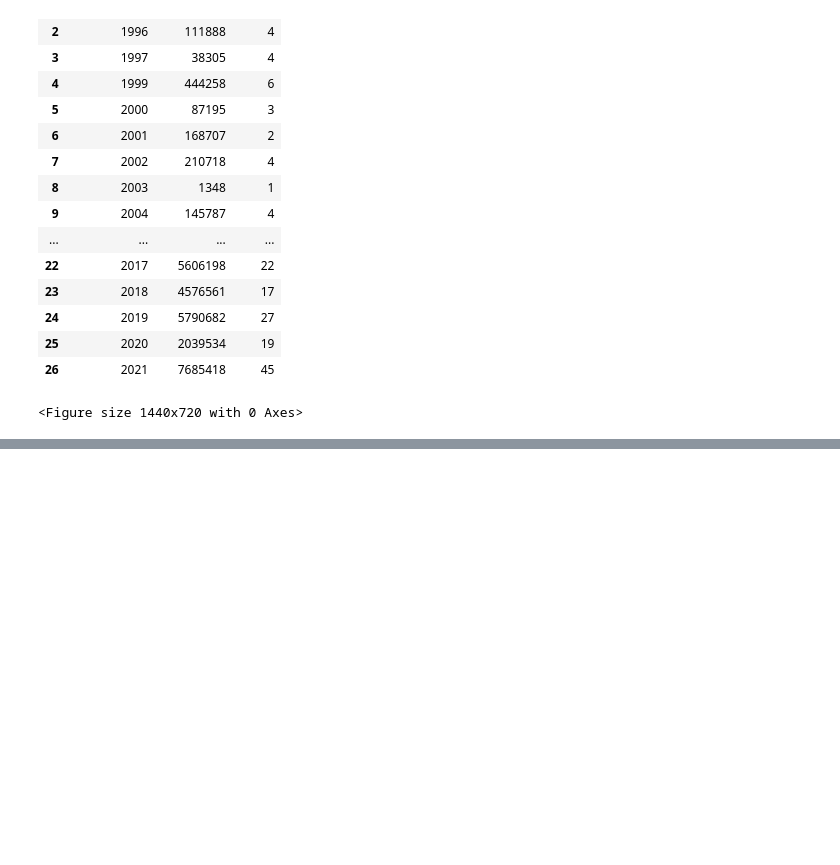
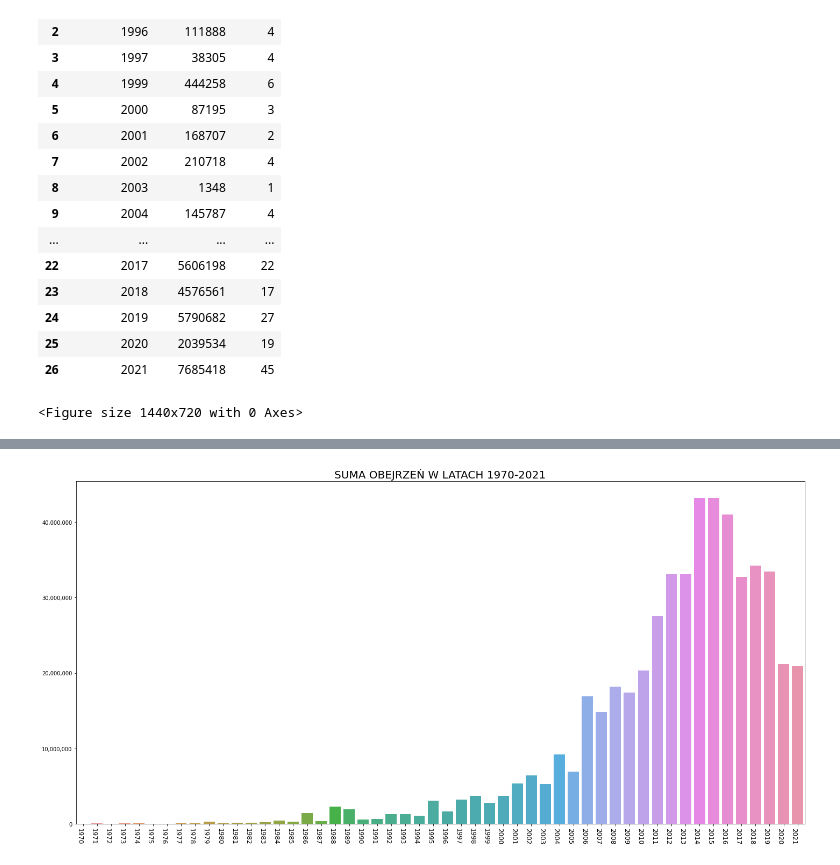
Before and after one commit to BloodyShrimp/Visualizing_Anime, a Jupyter notebook: data_refining.ipynb, the cells around one changed output, grey strips where cells are left out. Cells and saved outputs as stored; diff of their text form; code cells hidden in the pictures; blank space fills up the shorter version.

```diff
--- a/data_refining.ipynb
+++ b/data_refining.ipynb
@@ -496,0 +499,9 @@ plt.clf()
+# %%
+watched_df = anime_popularity_sort.copy()
+watched_df.dropna(subset=['start_season.year'], inplace=True)
+watched_df = watched_df[['start_season.year','start_season.season', 'statistics.status.completed']]
+watched_df.columns = ['release_year', 'season', 'completed']
+watched_df = watched_df.astype({'release_year': int}, errors='raise')
+watched_df = watched_df.astype({'completed': int}, errors='raise')
+watched_year = watched_df[['release_year', 'completed']]
+watched_year
@@ -496,0 +522,6 @@ plt.clf()
+# %%
+watched_year_count = watched_year.groupby(['release_year'])['completed'].agg(['sum']).reset_index()
+watched_year_count = watched_year_count[watched_year_count['release_year'] <= 2021]
+watched_year_count = watched_year_count[watched_year_count['release_year'] >= 1970]
+watched_df = watched_df.astype({'release_year': str}, errors='raise')
+watched_year_count
@@ -496,0 +546,12 @@ plt.clf()
+# %%
+plot_years = sns.barplot(x='release_year', y='sum', data=watched_year_count)
+plot_years.set_title('SUMA OBEJRZEŃ W LATACH 1970-2021', fontsize=20)
+ax = sns.countplot(x="release_year", data=watched_year_count)
+ax.set_xticklabels(ax.get_xticklabels(), rotation=-90, ha="right")
+plot_years.set_ylabel('')
+plot_years.set_xlabel('')
+ax.get_yaxis().set_major_formatter(matplotlib.ticker.FuncFormatter(lambda x, p: format(int(x), ',')))
+plt.tight_layout()
+plt.show()
+# %% [output]
+[figure, added]
```
Also changed, not shown: parts of 5 cells of this notebook.
